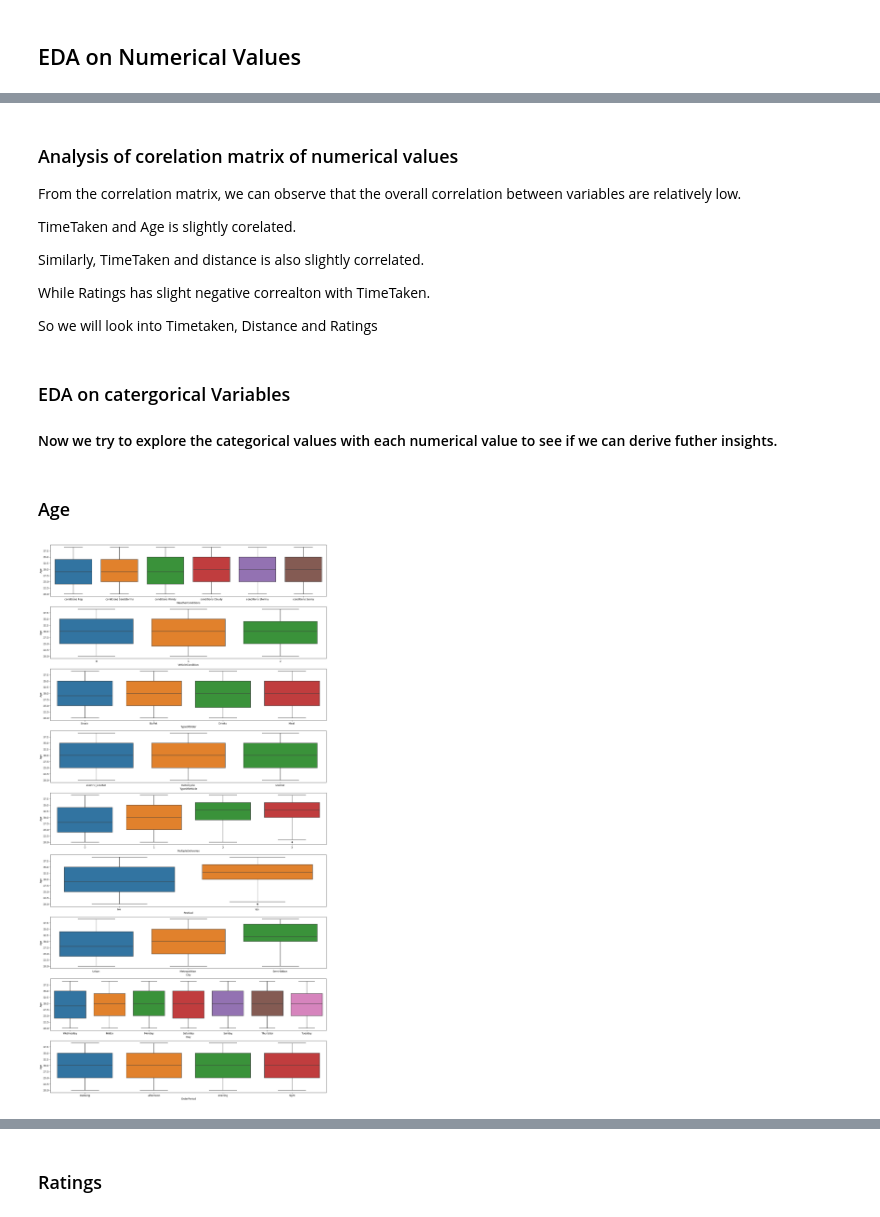
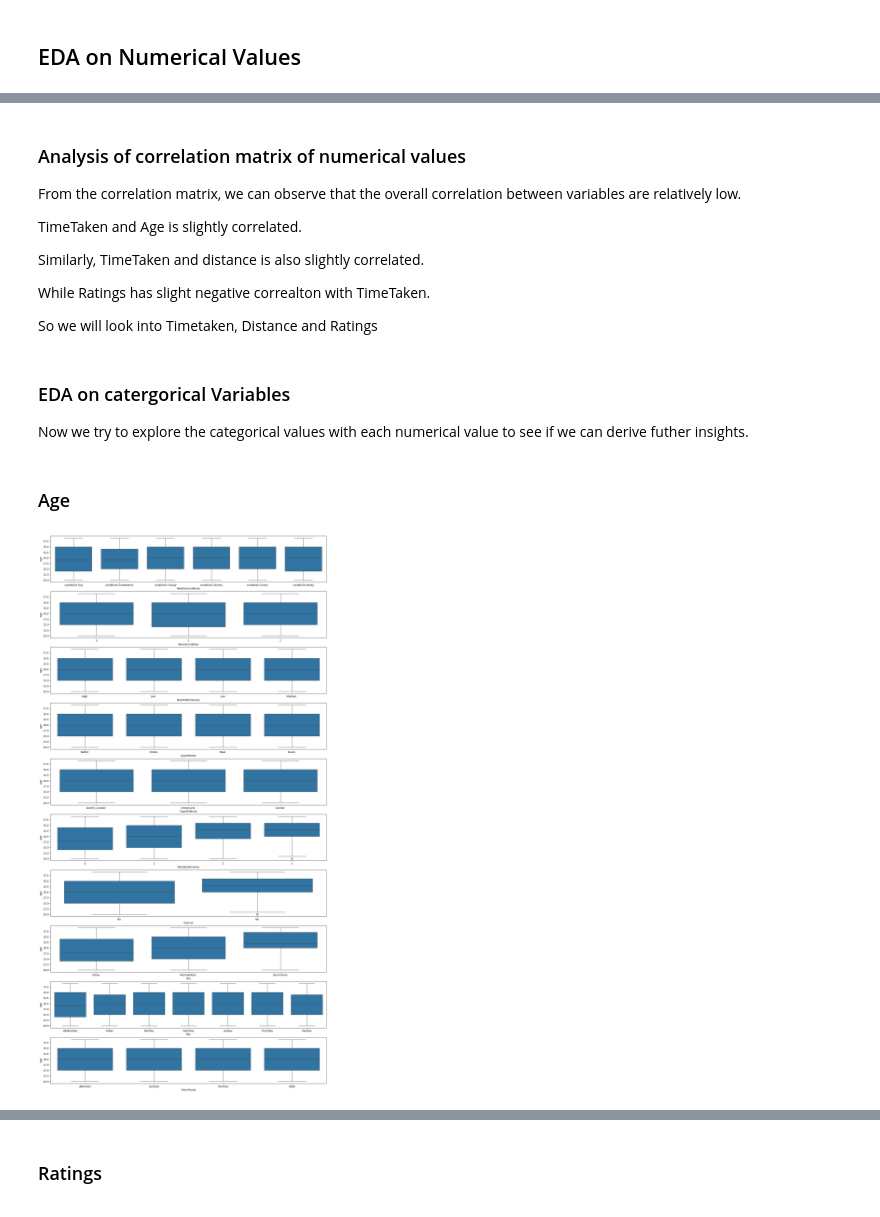
Before and after one commit to lweijiie/SC1015Proj, a Jupyter notebook: EDA.ipynb, the cells around one changed output, grey strips where cells are left out. Saved outputs shown, nothing was run; the diff lists cells and outputs as text; code cells hidden in the pictures.

```diff
--- a/EDA.ipynb
+++ b/EDA.ipynb
@@ -198,9 +36,3 @@ Name: MultipleDeliveries, dtype: float64
-# %%
-data['MultipleDeliveries'] = data_imputed['MultipleDeliveries']
-# %%
-data['MultipleDeliveries'] = data['MultipleDeliveries'].astype(int)
-# %%
-data['Age'] = data['Age'].astype(int)
 # %% [markdown]
 ## EDA on Numerical Values
 # %%
@@ -220,17 +55,18 @@ for var in numeric:
 # %%
 from scipy import stats
 
+data2 = data.copy()
 # Assuming 'columns_to_check' is a list of column names you want to check for outliers
 columns_to_check = ['TimeTaken', 'Ratings']
 
 # Compute z-scores for the specified columns
-z_scores = stats.zscore(data[columns_to_check])
+z_scores = stats.zscore(data2[columns_to_check])
 
 # Check for outliers based on z-score threshold of 3
 outliers_mask = (np.abs(z_scores) < 3).all(axis=1)
 
 # Update the original DataFrame by removing rows with outliers
-data = data[outliers_mask]
+data2 = data2[outliers_mask]
 # %%
 numeric = data[['Age', 'Ratings', 'TimeTaken', 'Distance']]
 f, axes = plt.subplots(4, 3, figsize=(24, 12))
@@ -253,8 +91,8 @@ sb.heatmap(numeric.corr(), vmin = -1, vmax = 1, annot = True, fmt=".2f")
 # %% [markdown]
-### Analysis of corelation matrix of numerical values
+### Analysis of correlation matrix of numerical values
 From the correlation matrix, we can observe that the overall correlation between variables are relatively low.
 
-TimeTaken and Age is slightly corelated.
+TimeTaken and Age is slightly correlated.
 
 Similarly, TimeTaken and distance is also slightly correlated.
 
@@ -263,22 +101,22 @@ While Ratings has slight negative correalton with TimeTaken.
 So we will look into Timetaken, Distance and Ratings
 # %% [markdown]
 ### EDA on catergorical Variables
-#### Now we try to explore the categorical values with each numerical value to see if we can derive futher insights.
+Now we try to explore the categorical values with each numerical value to see if we can derive futher insights.
 # %% [markdown]
 ### Age
 # %%
-cat = data[['WeatherConditions', 'VehicleCondition', 'TypeOfOrder', 'TypeOfVehicle', 'MultipleDeliveries', 'Festival', 'City', 'Day', 'OrderPeriod']]
+cat = data[['WeatherConditions', 'VehicleCondition','RoadTrafficDensity', 'TypeOfOrder', 'TypeOfVehicle', 'MultipleDeliveries', 'Festival', 'City', 'Day', 'OrderPeriod']]
 
 
 count = 0
-f, axes = plt.subplots(9, 1, figsize=(20,40))
+f, axes = plt.subplots(10, 1, figsize=(20,40))
 for i,x in enumerate(cat):
     order = data.groupby(by=[x])['Age'].median().sort_values().index
     sb.boxplot(data=data, x=x, y='Age', ax = axes[count], order=order)
     count+=1
 
 plt.show()
 # %% [output]
-[figure, old version]
+[figure, new version]
 # %% [markdown]
 ### Insights from comparing age to catergorical features
```
Also changed, not shown: parts of 57 cells of this notebook, 14 other files.
